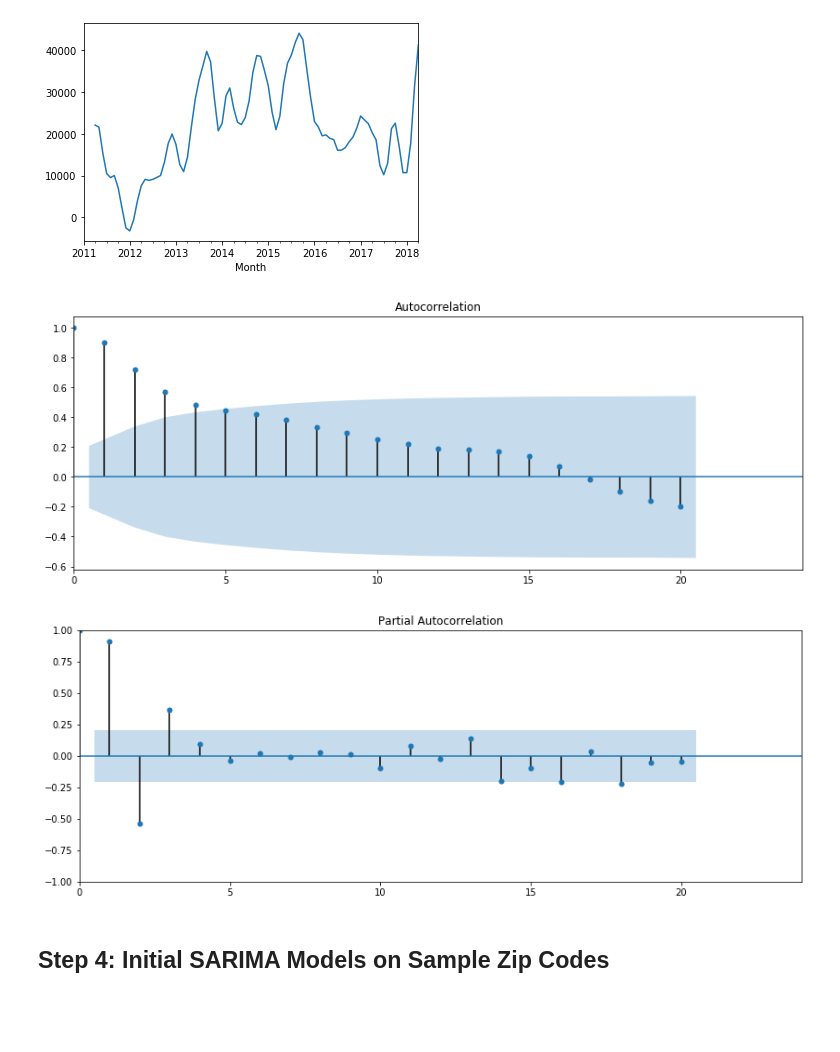
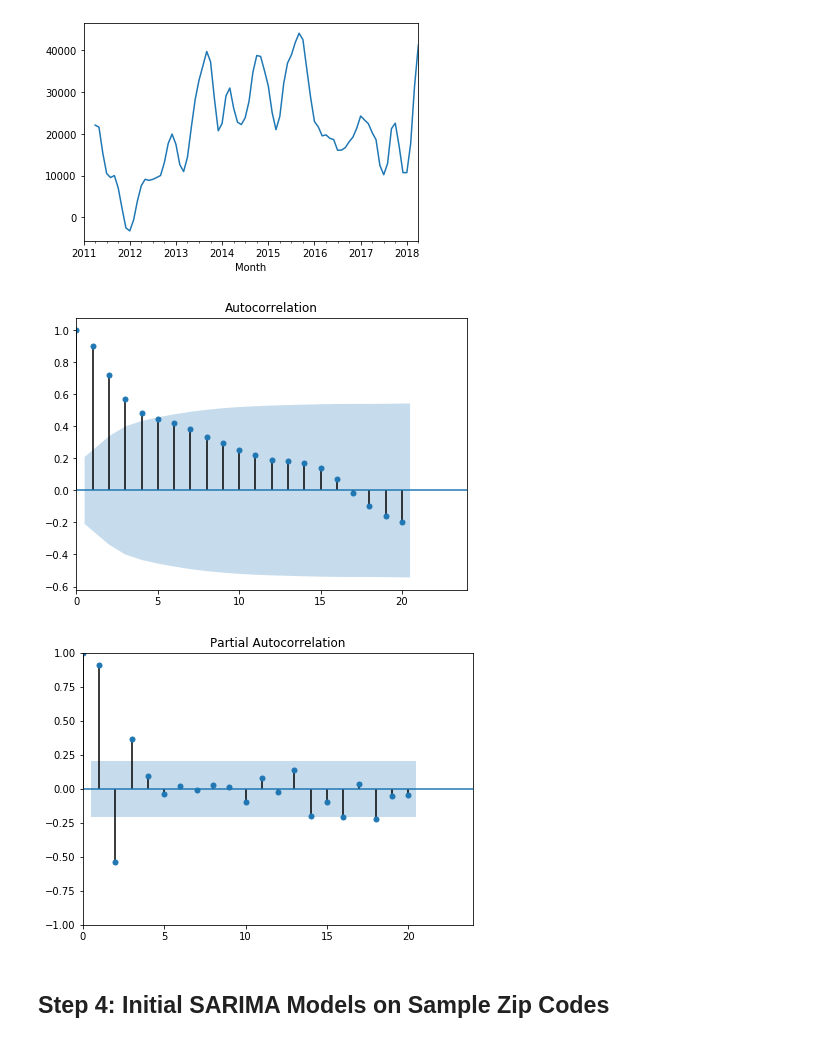
Before and after one commit to bonniema/House-Price-Prediction-with-Time-Series, a Jupyter notebook: mod_4_starter_notebook.ipynb, the cells around one changed output. Saved outputs shown, nothing was run; the diff lists cells and outputs as text; code cells hidden in the pictures; blank space fills up the shorter version.

```diff
--- a/mod_4_starter_notebook.ipynb
+++ b/mod_4_starter_notebook.ipynb
@@ -247,14 +308,13 @@ month_avg.diff(periods=3).plot()
 # %%
 from statsmodels.graphics.tsaplots import plot_acf, plot_pacf
 from matplotlib.pylab import rcParams
 
-rcParams['figure.figsize'] = 14, 5
-
+rcParams['figure.figsize']=7,5
 plot_acf(month_avg.diff(periods=3).bfill()); plt.xlim(0,24); plt.show()
 plot_pacf(month_avg.diff(periods=3).bfill()); plt.xlim(0,24); plt.ylim(-1,1);plt.show()
 # %% [output]
-[figure, old version]
+[figure, new version]
-[figure, old version]
+[figure, new version]
 # %% [markdown]
 ## Step 4: Initial SARIMA Models on Sample Zip Codes
 <a id='005'></a>
```
Also changed, not shown: parts of 19 cells of this notebook, 1 other file.
